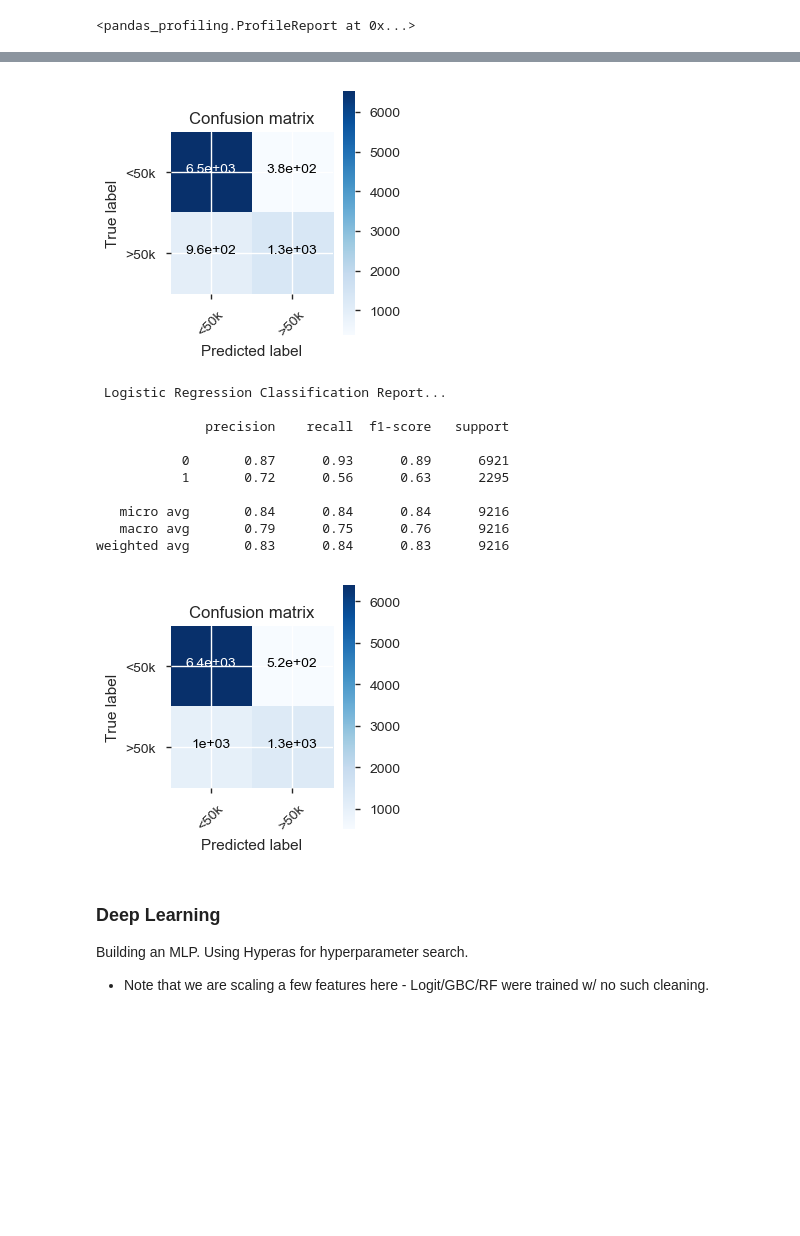
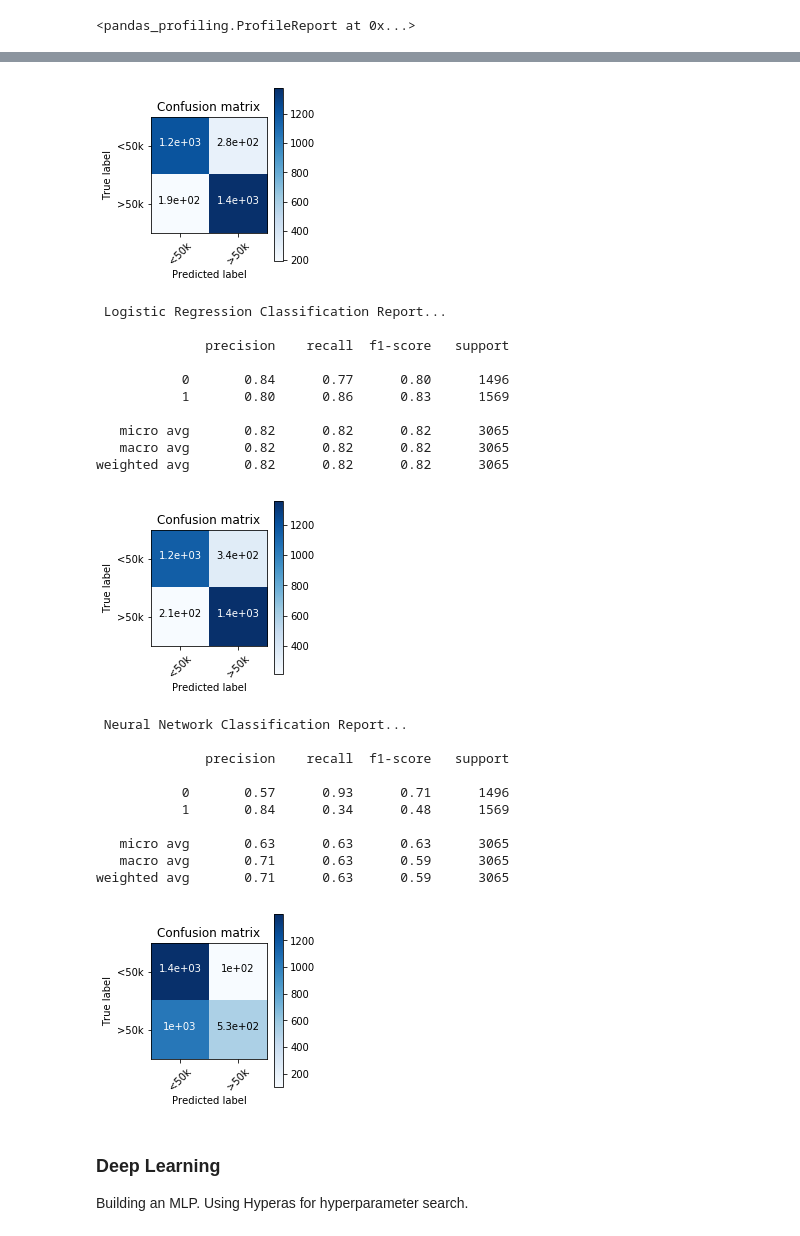
Before and after one commit to drcastillo/hicss2020, a Jupyter notebook: model_train.ipynb, the cells around one changed output, grey strips where cells are left out. Saved outputs shown, nothing was run; the diff lists cells and outputs as text; code cells hidden in the pictures; blank space fills up the shorter version.

```diff
--- a/model_train.ipynb
+++ b/model_train.ipynb
@@ -319,22 +352,29 @@ kfold = StratifiedKFold(n_splits=5)
 rf_file = "models\\UCI_Census\\random_forest.pkl"
 gbc_file = "models\\UCI_Census\\GBC.pkl"
 logit_file = "models\\UCI_Census\\Logit.pkl"
+ann_file = "models\\UCI_Census\\SklearnNeuralNet.pkl"
 #fetch saved models
 rfc = joblib.load(rf_file)
 gbc = joblib.load(gbc_file)
 logit = joblib.load(logit_file)
+ann = joblib.load(ann_file)
 
 #Learning Curve. Works better w. more data.
 #Visualizes how estimators perform given more data
-g = plot_learning_curve(rfc, "RF learning curves", X_train, y_train, cv=kfold)
+g = plot_learning_curve(rfc, "RF learning curves", encoded_train, y_train, cv=kfold)
 g = plot_learning_curve(gbc,
                         "GradientBoosting learning curves",
-                        X_train,
+                        encoded_train,
                         y_train,
                         cv=kfold)
 g = plot_learning_curve(logit,
                         "Logit learning curves",
-                        X_train,
+                        encoded_train,
                         y_train,
                         cv=kfold)
+g = plot_learning_curve(ann,
+                        "Neural Net learning curves",
+                        encoded_train,
+                        y_train,
+                        cv=kfold)
 # %% [output]
@@ -346,42 +387,44 @@ g = plot_learning_curve(logit,
 from sklearn.metrics import confusion_matrix, classification_report
 
 
-
-#gsRFC.best_estimator_.predict(X_test)
-#gsGBC.best_estimator_.predict(X_test)
-#gsLR.best_estimator_.predict(X_test)
 class_names = ['<50k', '>50k']
 
-rf_best_score = sklearn.metrics.accuracy_score(
-    y_test, rfc.predict(X_test))
-gbc_best_score = sklearn.metrics.accuracy_score(
-    y_test, gbc.predict(X_test))
-lr_best_score = sklearn.metrics.accuracy_score(
-    y_test, logit.predict(X_test))
+rf_best_score = sklearn.metrics.accuracy_score(y_test, rfc.predict(encoder.transform(X_test)))
+gbc_best_score = sklearn.metrics.accuracy_score(y_test, gbc.predict(encoder.transform(X_test)))
+lr_best_score = sklearn.metrics.accuracy_score(y_test, logit.predict(encoder.transform(X_test)))
+nn_best_score = sklearn.metrics.accuracy_score(y_test, ann.predict(encoder.transform(X_test)))
 
 print("\033[1mPrinting Test Accuracy.... \033[0m")
 print("Random Forest: {0:.2f} %".format(rf_best_score * 100))
 print("Gradient Boosting: {0:.2f} %".format(gbc_best_score * 100))
-print("Logistic Regression: {0:.2f} % \n \n".format(lr_best_score * 100))
+print("Logistic Regression: {0:.2f} %".format(lr_best_score * 100))
+print("Neural Net: {0:.2f} % \n \n".format(nn_best_score * 100))
+
 
 rcParams['figure.figsize'] = 3, 3  #Adjust plot size
 
 print("\033[1m Random Forest Classification Report...\n \033[0m")
-print(classification_report(y_test, rfc.predict(X_test)))
-cm = confusion_matrix(y_test, rfc.predict(X_test))
+print(classification_report(y_test, rfc.predict(encoder.transform(X_test))))
+cm = confusion_matrix(y_test, rfc.predict(encoder.transform(X_test)))
 plot_confusion_matrix(cm, classes=class_names)
 plt.show()
 
 print("\033[1m Gradient Boosting Classification Report...\n \033[0m")
-print(classification_report(y_test, gbc.predict(X_test)))
-cm = confusion_matrix(y_test, gbc.predict(X_test))
+print(classification_report(y_test, gbc.predict(encoder.transform(X_test))))
+cm = confusion_matrix(y_test, gbc.predict(encoder.transform(X_test)))
 plot_confusion_matrix(cm, classes=class_names)
 plt.show()
 
 print("\033[1m Logistic Regression Classification Report...\n \033[0m")
-print(classification_report(y_test, logit.predict(X_test)))
-cm = confusion_matrix(y_test, logit.predict(X_test))
+print(classification_report(y_test, logit.predict(encoder.transform(X_test))))
+cm = confusion_matrix(y_test, logit.predict(encoder.transform(X_test)))
 plot_confusion_matrix(cm, classes=class_names)
 plt.show()
+
+print("\033[1m Neural Network Classification Report...\n \033[0m")
+print(classification_report(y_test, ann.predict(encoder.transform(X_test))))
+cm = confusion_matrix(y_test, ann.predict(encoder.transform(X_test)))
+plot_confusion_matrix(cm, classes=class_names)
+plt.show()
 # %% [output]
 Printing Test Accuracy....
@@ -414,17 +458,26 @@ weighted avg       0.85      0.85      0.85      9216
-[figure, old version]
+[figure, new version]
  Logistic Regression Classification Report...
 
               precision    recall  f1-score   support
 
-           0       0.87      0.93      0.89      6921
-           1       0.72      0.56      0.63      2295
+           0       0.84      0.77      0.80      1496
+           1       0.80      0.86      0.83      1569
 
-   micro avg       0.84      0.84      0.84      9216
-   macro avg       0.79      0.75      0.76      9216
-weighted avg       0.83      0.84      0.83      9216
+   micro avg       0.82      0.82      0.82      3065
+   macro avg       0.82      0.82      0.82      3065
+weighted avg       0.82      0.82      0.82      3065
-[figure, old version]
+[figure, new version]
+ Neural Network Classification Report...
+
+              precision    recall  f1-score   support
+
+           0       0.57      0.93      0.71      1496
+           1       0.84      0.34      0.48      1569
+
+   micro avg       0.63      0.63      0.63      3065
+   macro avg       0.71      0.63      0.59      3065
+weighted avg       0.71      0.63      0.59      3065
+[figure, added]
 # %% [markdown]
 ### Deep Learning
 Building an MLP. Using Hyperas for hyperparameter search.
-
-- Note that we are scaling a few features here - Logit/GBC/RF were trained w/ no such cleaning.
```
Also changed, not shown: parts of 22 cells of this notebook, 3 other files.
